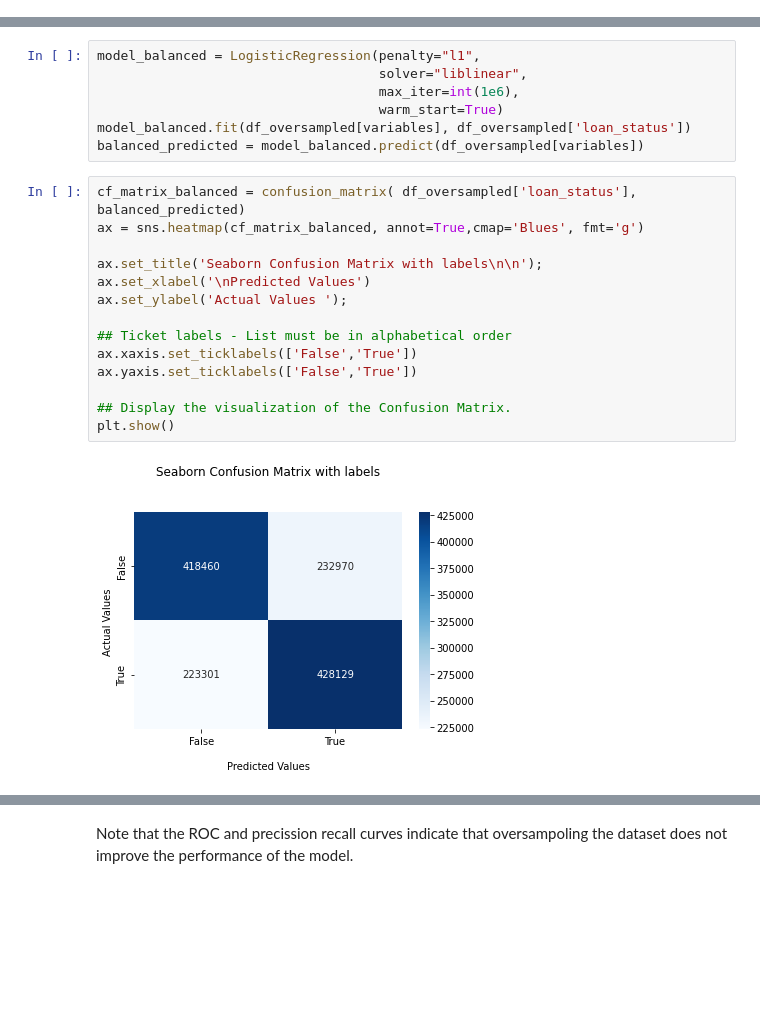
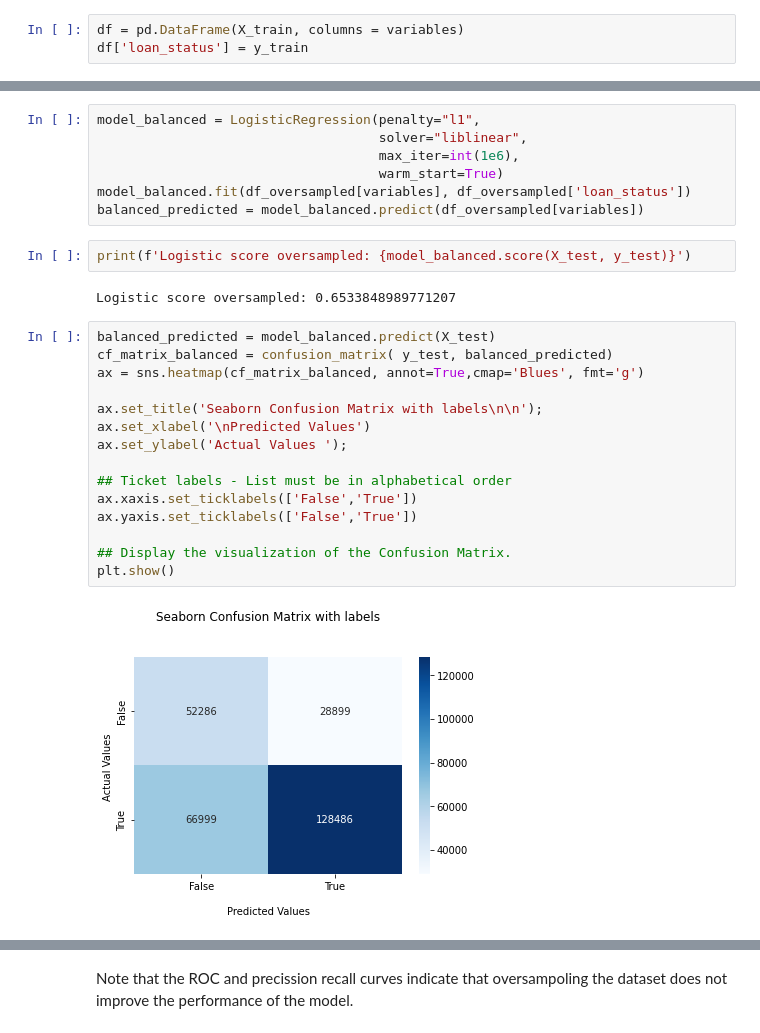
Before and after one commit to apurvk2000/Big-Data-Project, a Jupyter notebook: logistic_forest.ipynb, the cells around one changed output, grey strips where cells are left out. Drawn from its saved outputs; the diff is of its cells as text; blank space fills up the shorter version.

Commit message:
test train set issue fixed

```diff
--- a/logistic_forest.ipynb
+++ b/logistic_forest.ipynb
@@ -73 +81,4 @@ df.head(10)
+# %%
+df = pd.DataFrame(X_train, columns = variables)
+df['loan_status'] = y_train
 # %% [markdown]
@@ -168,19 +182,24 @@ model_balanced = LogisticRegression(penalty="l1",
                                     warm_start=True)
 model_balanced.fit(df_oversampled[variables], df_oversampled['loan_status'])
 balanced_predicted = model_balanced.predict(df_oversampled[variables])
+# %%
+print(f'Logistic score oversampled: {model_balanced.score(X_test, y_test)}')
+# %% [output]
+Logistic score oversampled: 0.6533848989771207
 # %%
-cf_matrix_balanced = confusion_matrix( df_oversampled['loan_status'], balanced_predicted)
+balanced_predicted = model_balanced.predict(X_test)
+cf_matrix_balanced = confusion_matrix( y_test, balanced_predicted)
 ax = sns.heatmap(cf_matrix_balanced, annot=True,cmap='Blues', fmt='g')
 
 ax.set_title('Seaborn Confusion Matrix with labels\n\n');
 ax.set_xlabel('\nPredicted Values')
 ax.set_ylabel('Actual Values ');
 
 ## Ticket labels - List must be in alphabetical order
 ax.xaxis.set_ticklabels(['False','True'])
 ax.yaxis.set_ticklabels(['False','True'])
 
 ## Display the visualization of the Confusion Matrix.
 plt.show()
 # %% [output]
-[figure, old version]
+[figure, new version]
```
Also changed, not shown: parts of 22 cells of this notebook.
